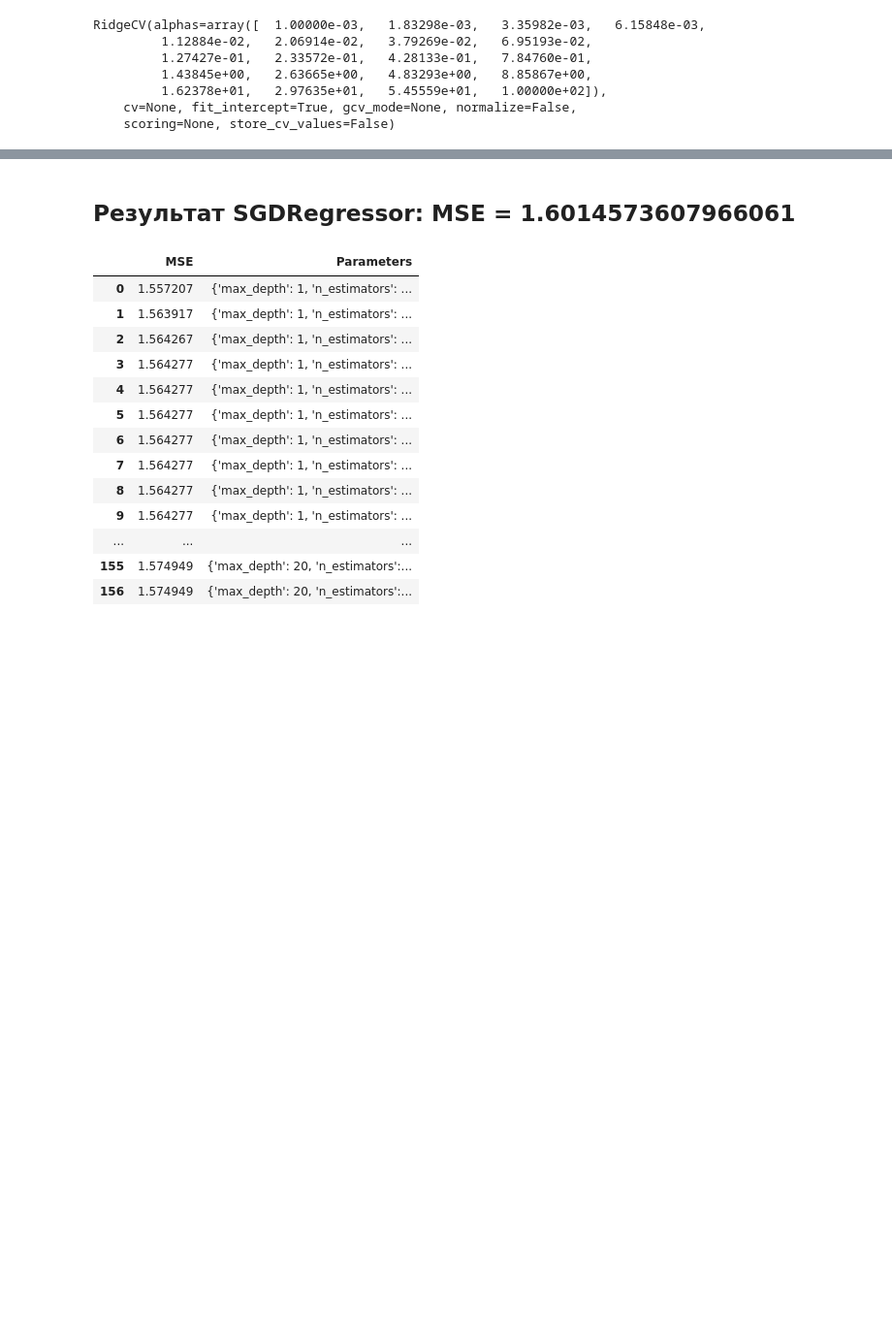
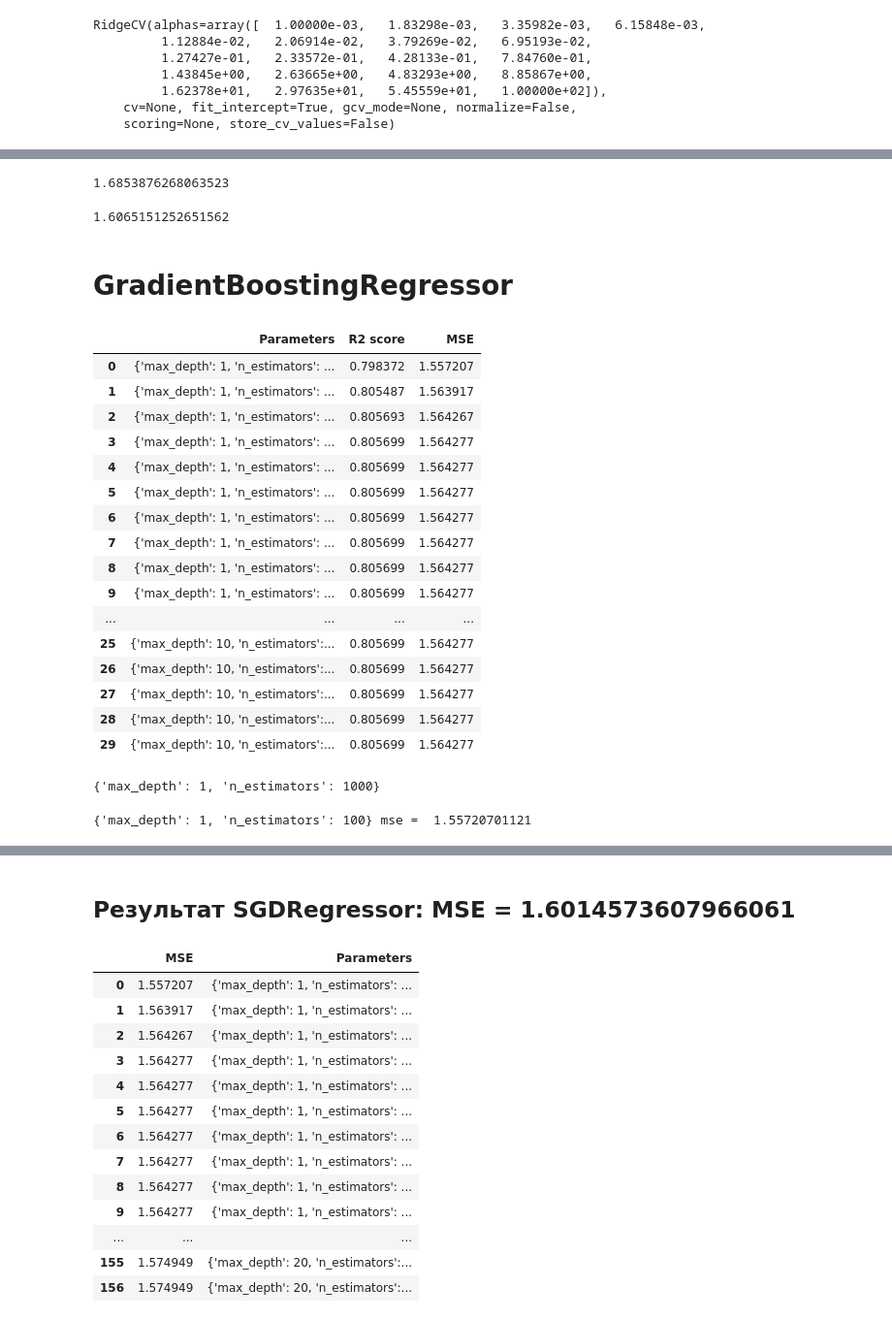
Before and after one commit to alxkornv/University-programming-projects, a Jupyter notebook: hw2 3c.ipynb, the cells around one changed output, grey strips where cells are left out. Shown at 97% size. Saved outputs shown, nothing was run; the diff lists cells and outputs as text; code cells hidden in the pictures; blank space fills up the shorter version.

```diff
--- a/hw2 3c.ipynb
+++ b/hw2 3c.ipynb
@@ -341,2 +201,2 @@ RidgeCV(alphas=array([  1.00000e-03,   1.83298e-03,   3.35982e-03,   6.15848e-03
 # %%
-mean_squared_error(rcv.predict(X_test),y_test)
+y_pred = rcv.predict(X_test)
@@ -351,7 +202,0 @@ results2 = pd.DataFrame()
-# %%
-for reg in regul_:
-    for elem in alphas:
-        sgdr = SGDRegressor(penalty=reg,alpha=elem)
-        sgdr.fit(X_train,y_train)
-        score = mean_squared_error(sgdr.predict(X_test),y_test)
-        results2 = results2.append({'Parameters':{'penalty':reg,'alpha':elem},'MSE':score},ignore_index=True)
@@ -381,0 +225,4 @@ results2['MSE'][results2['MSE'].idxmin()]
+# %%
+sgdr_l1.fit(X_train,y_train);
+sgdr_l2.fit(X_train,y_train);
+sgdr_eln.fit(X_train,y_train);
@@ -381,0 +249,10 @@ results2['MSE'][results2['MSE'].idxmin()]
+# %%
+mean_squared_error(y_pred_l2,y_test)
+# %% [output]
+1.6853876268063523
+# %%
+mean_squared_error(y_pred_eln,y_test)
+# %% [output]
+1.6065151252651562
+# %% [markdown]
+# GradientBoostingRegressor
@@ -381,0 +263,37 @@ results2['MSE'][results2['MSE'].idxmin()]
+# %%
+for max_d in md:
+    for n_est in ne:
+        gbr = GradientBoostingRegressor(max_depth=max_d,n_estimators=n_est,random_state=1)
+        gbr.fit(X_train,y_train)
+        y_pred = gbr.predict(X_test)
+        r2score = r2_score(y_pred,y_test)
+        msescore = mean_squared_error(y_pred,y_test)
+        results = results.append({'Parameters':{'max_depth':max_d,'n_estimators':n_est},'R2 score':r2score,'MSE':msescore},ignore_index=True)
+# %%
+results[['Parameters','R2 score','MSE']]
+# %% [output]
+|  | Parameters | R2 score | MSE |
+| 0 | {'max_depth': 1, 'n_estimators': ... | 0.798372 | 1.557207 |
+| 1 | {'max_depth': 1, 'n_estimators': ... | 0.805487 | 1.563917 |
+| 2 | {'max_depth': 1, 'n_estimators': ... | 0.805693 | 1.564267 |
+| 3 | {'max_depth': 1, 'n_estimators': ... | 0.805699 | 1.564277 |
+| 4 | {'max_depth': 1, 'n_estimators': ... | 0.805699 | 1.564277 |
+| 5 | {'max_depth': 1, 'n_estimators': ... | 0.805699 | 1.564277 |
+| 6 | {'max_depth': 1, 'n_estimators': ... | 0.805699 | 1.564277 |
+| 7 | {'max_depth': 1, 'n_estimators': ... | 0.805699 | 1.564277 |
+| 8 | {'max_depth': 1, 'n_estimators': ... | 0.805699 | 1.564277 |
+| 9 | {'max_depth': 1, 'n_estimators': ... | 0.805699 | 1.564277 |
+| ... | ... | ... | ... |
+| 25 | {'max_depth': 10, 'n_estimators':... | 0.805699 | 1.564277 |
+| 26 | {'max_depth': 10, 'n_estimators':... | 0.805699 | 1.564277 |
+| 27 | {'max_depth': 10, 'n_estimators':... | 0.805699 | 1.564277 |
+| 28 | {'max_depth': 10, 'n_estimators':... | 0.805699 | 1.564277 |
+| 29 | {'max_depth': 10, 'n_estimators':... | 0.805699 | 1.564277 |
+# %%
+results['Parameters'][results['R2 score'].idxmax()]
+# %% [output]
+{'max_depth': 1, 'n_estimators': 1000}
+# %%
+print(results['Parameters'][results['MSE'].idxmin()],'mse = ',results['MSE'].min())
+# %% [output]
+{'max_depth': 1, 'n_estimators': 100} mse =  1.55720701121
```
Also changed, not shown: parts of 90 cells of this notebook.
